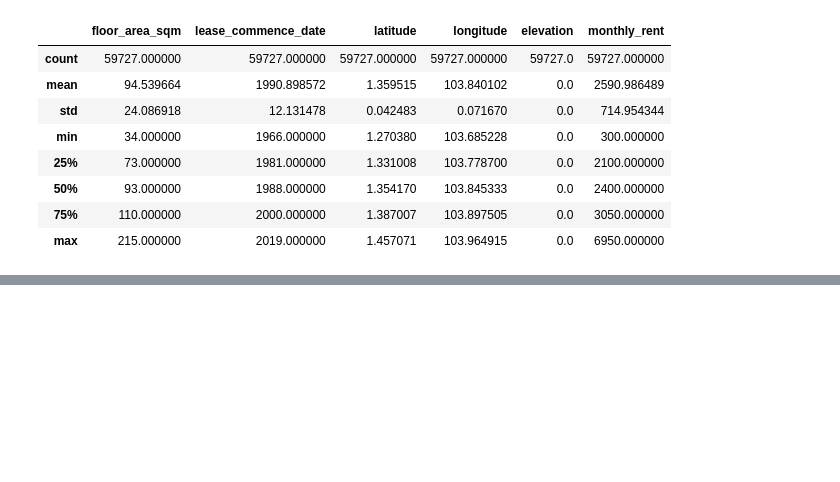
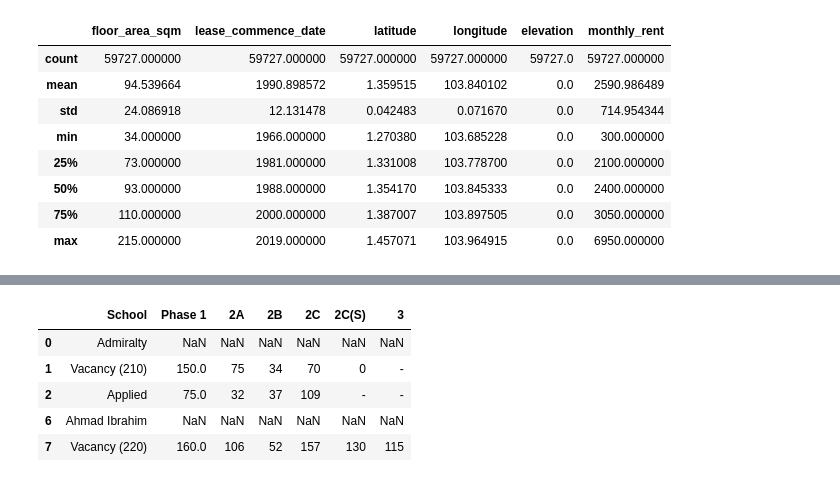
Before and after one commit to luchungi/CS5228, a Jupyter notebook: EDA.ipynb, the cells around one changed output, grey strips where cells are left out. Cells and saved outputs as stored; diff of their text form; code cells hidden in the pictures; blank space fills up the shorter version.

```diff
--- a/EDA.ipynb
+++ b/EDA.ipynb
@@ -112,0 +160,15 @@ train_df['age_bin'].plot(kind='hist', bins=n_age_bins, figsize=(10, 5))
+# %%
+school_ballot_df['School'] = school_ballot_df['School'].str.replace('↳ ', '')
+# Remove unnecessary rows
+school_idx = school_ballot_df['School'].str.startswith('Vacancy').shift(-1)
+vacancy_idx = school_ballot_df['School'].str.startswith('Vacancy')
+applied_idx = school_ballot_df['School'].str.startswith('Applied')
+school_ballot_df = school_ballot_df[school_idx | vacancy_idx | applied_idx]
+school_ballot_df.head()
+# %% [output]
+|  | School | Phase 1 | 2A | 2B | 2C | 2C(S) | 3 |
+| 0 | Admiralty | NaN | NaN | NaN | NaN | NaN | NaN |
+| 1 | Vacancy (210) | 150.0 | 75 | 34 | 70 | 0 | - |
+| 2 | Applied | 75.0 | 32 | 37 | 109 | - | - |
+| 6 | Ahmad Ibrahim | NaN | NaN | NaN | NaN | NaN | NaN |
+| 7 | Vacancy (220) | 160.0 | 106 | 52 | 157 | 130 | 115 |
```
Also changed, not shown: parts of 19 cells of this notebook, 4 other files.
